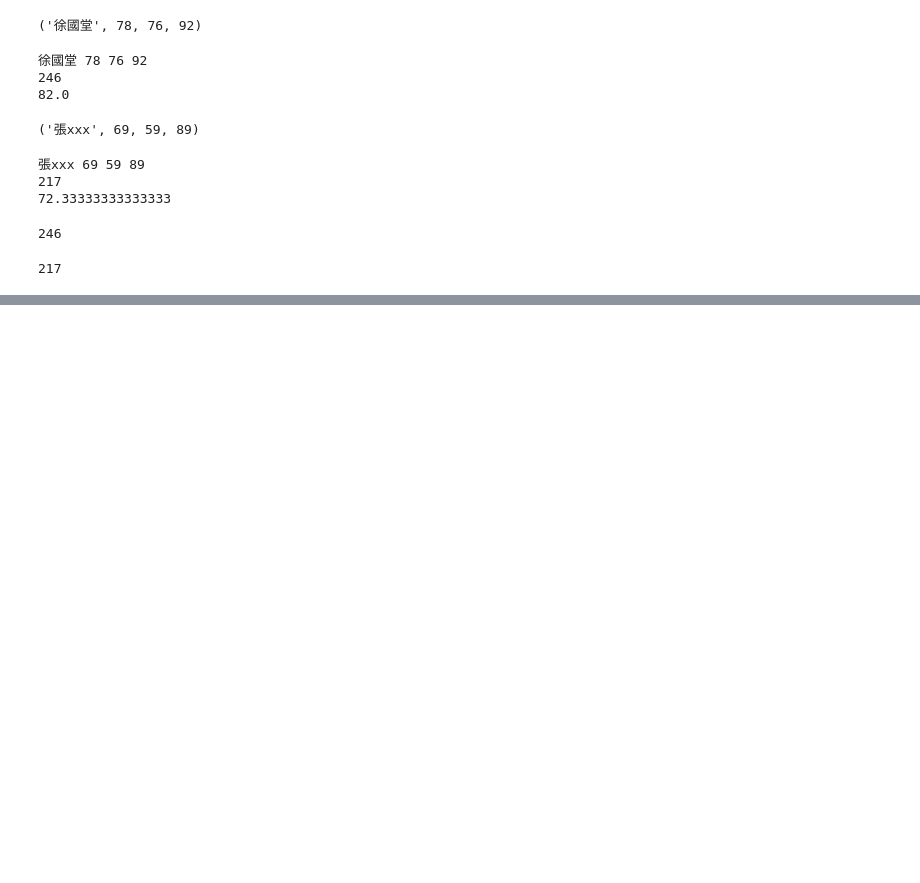
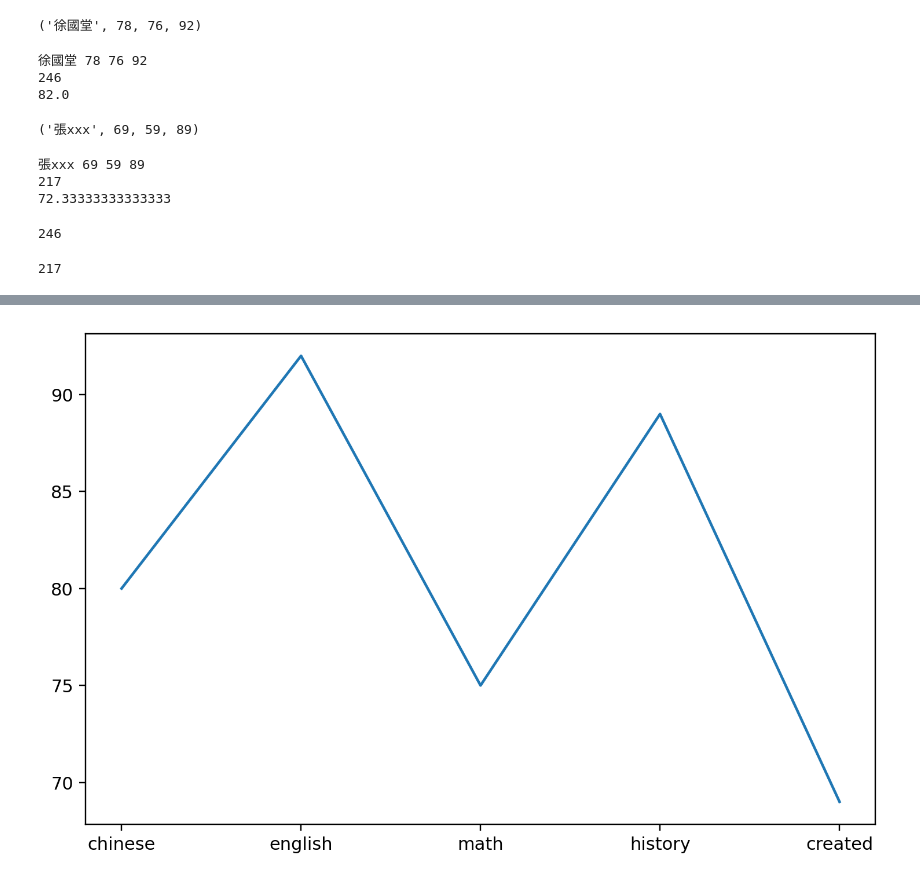
Before and after one commit to swedened/pint_of_brandy, a Jupyter notebook: marky.ipynb, the cells around one changed output, grey strips where cells are left out. Saved outputs shown, nothing was run; the diff lists cells and outputs as text; code cells hidden in the pictures; blank space fills up the shorter version.

```diff
--- a/marky.ipynb
+++ b/marky.ipynb
@@ -163,0 +312,8 @@ if response.status_code == 200:
+# %%
+figure = plt.figure(figsize=(8,5),dpi=220)
+student = [80, 92, 75, 89, 69]
+axes = figure.add_subplot()
+axes.plot(['chinese', 'english', 'math', 'history', 'created'],student)
+plt.show()
+# %% [output]
+[figure, added]
```
Also changed, not shown: parts of 16 cells of this notebook, 2 other files.
